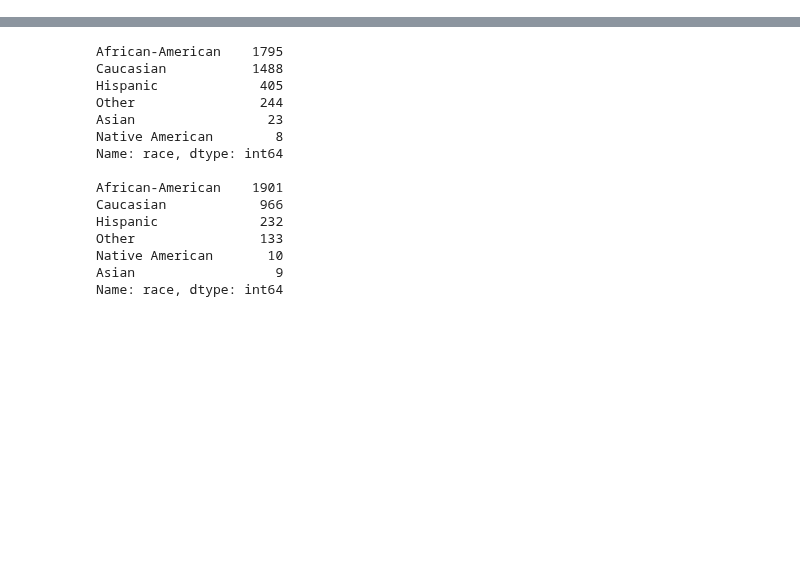
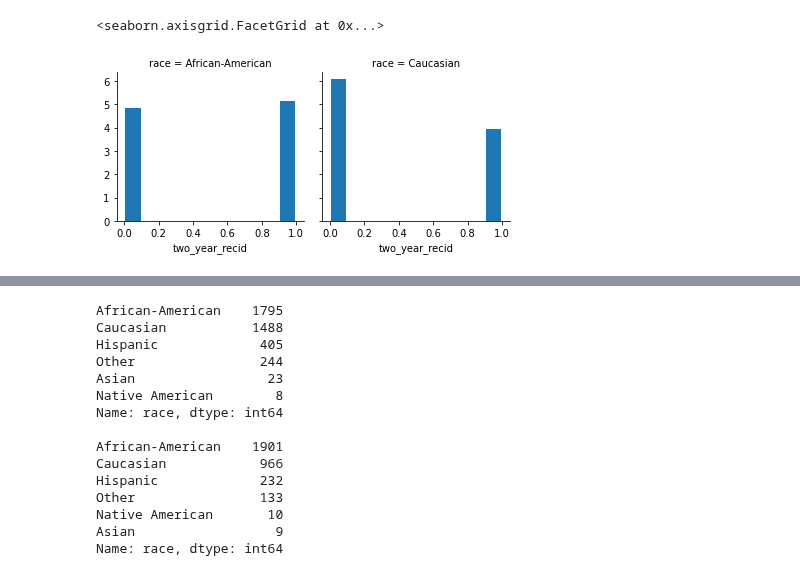
Before and after one commit to Ahmads405/ECE143Group1Project, a Jupyter notebook: Compas Analysis Ahmad.ipynb, the cells around one changed output, grey strips where cells are left out. Cells and saved outputs as stored; diff of their text form; code cells hidden in the pictures; blank space fills up the shorter version.

```diff
--- a/Compas Analysis Ahmad.ipynb
+++ b/Compas Analysis Ahmad.ipynb
@@ -12,3 +27,11 @@ df = pd.read_csv("compas-scores-two-years.csv")
+# %%
+RACE_IN_FOCUS = ['African-American', 'Caucasian']
+df_race_focused = df[df['race'].isin(RACE_IN_FOCUS)]
+g = sns.FacetGrid(df_race_focused, col='race')
+g.map(plt.hist, 'two_year_recid', rwidth=0.9,density = True)
+# %% [output]
+<seaborn.axisgrid.FacetGrid at 0x...>
+[figure, added]
 # %%
 df.head()
 # %% [output]
```
Also changed, not shown: parts of 5 cells of this notebook, 1 other file.
